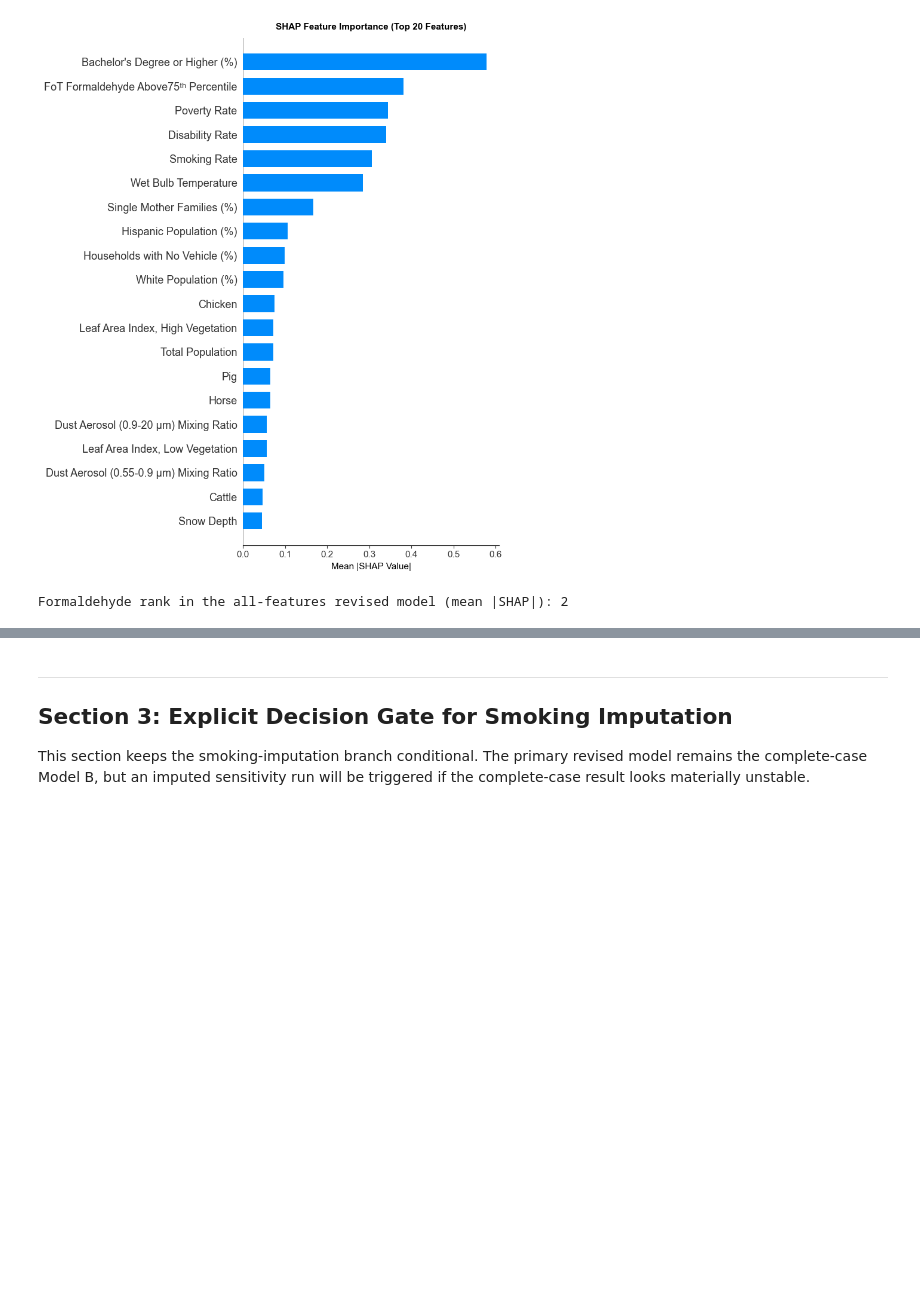
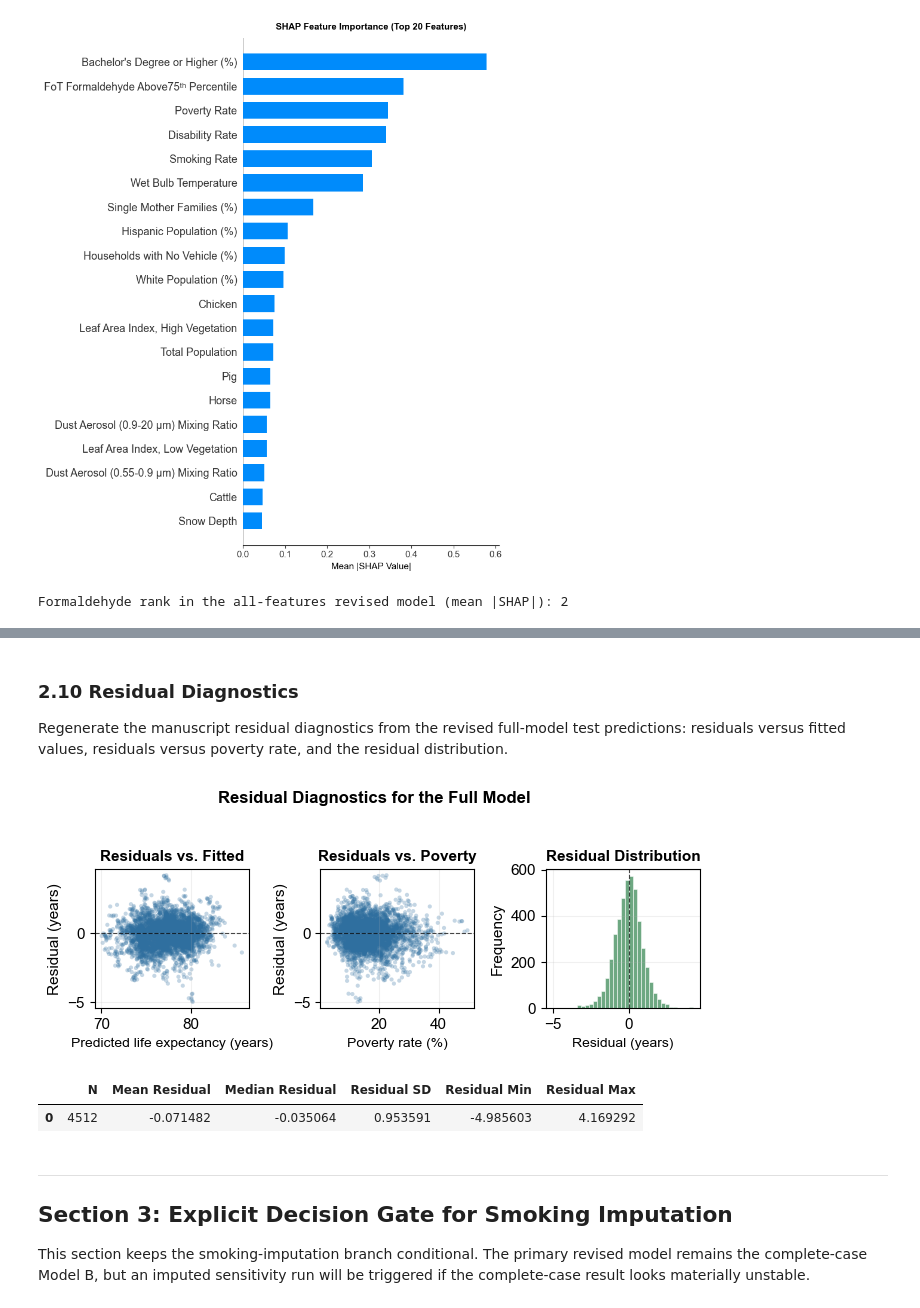
Before and after one commit to samyakshrestha/predicting-life-expectancy, a Jupyter notebook: notebooks_clean/12_revision_analyses.ipynb, the cells around one changed output, grey strips where cells are left out. Drawn from its saved outputs; the diff is of its cells as text; code cells hidden in the pictures; blank space fills up the shorter version.

```diff
--- a/notebooks_clean/12_revision_analyses.ipynb
+++ b/notebooks_clean/12_revision_analyses.ipynb
@@ -793,3 +862,77 @@ Formaldehyde rank in the all-features revised model (mean |SHAP|): 2
+# %% [markdown]
+### 2.10 Residual Diagnostics
+
+Regenerate the manuscript residual diagnostics from the revised full-model test predictions: residuals versus fitted values, residuals versus poverty rate, and the residual distribution.
+# %%
+residual_diagnostics_df = model_b_test_predictions.copy()
+residual_summary_df = pd.DataFrame([{
+    'N': len(residual_diagnostics_df),
+    'Mean Residual': residual_diagnostics_df['Residual'].mean(),
+    'Median Residual': residual_diagnostics_df['Residual'].median(),
+    'Residual SD': residual_diagnostics_df['Residual'].std(),
+    'Residual Min': residual_diagnostics_df['Residual'].min(),
+    'Residual Max': residual_diagnostics_df['Residual'].max(),
+}])
+residual_summary_df.to_csv(OUTPUT_DIR / 'model_b_residual_diagnostics_summary.csv', index=False)
+
+fig, axes = plt.subplots(1, 3, figsize=(DOUBLE_COL_WIDTH, 2.65))
+
+axes[0].scatter(
+    residual_diagnostics_df['Predicted Life Expectancy'],
+    residual_diagnostics_df['Residual'],
+    s=9,
+    alpha=0.28,
+    color='#2f6f9f',
+    edgecolors='none',
+    rasterized=True
+)
+axes[0].axhline(0, color='black', linestyle='--', linewidth=0.8, alpha=0.7)
+axes[0].set_xlabel('Predicted life expectancy (years)', fontsize=FONT_SIZE - 1)
+axes[0].set_ylabel('Residual (years)', fontsize=FONT_SIZE)
+axes[0].set_title('Residuals vs. Fitted', fontsize=FONT_SIZE, fontweight='bold')
+
+axes[1].scatter(
+    residual_diagnostics_df['Poverty Rate'],
+    residual_diagnostics_df['Residual'],
+    s=9,
+    alpha=0.28,
+    color='#2f6f9f',
+    edgecolors='none',
+    rasterized=True
+)
+axes[1].axhline(0, color='black', linestyle='--', linewidth=0.8, alpha=0.7)
+axes[1].set_xlabel('Poverty rate (%)', fontsize=FONT_SIZE - 1)
+axes[1].set_ylabel('Residual (years)', fontsize=FONT_SIZE)
+axes[1].set_title('Residuals vs. Poverty', fontsize=FONT_SIZE, fontweight='bold')
+
+axes[2].hist(
+    residual_diagnostics_df['Residual'],
+    bins=35,
+    color='#5e9f74',
+    edgecolor='white',
+    linewidth=0.4,
+    alpha=0.9
+)
+axes[2].axvline(0, color='black', linestyle='--', linewidth=0.8, alpha=0.7)
+axes[2].set_xlabel('Residual (years)', fontsize=FONT_SIZE - 1)
+axes[2].set_ylabel('Frequency', fontsize=FONT_SIZE)
+axes[2].set_title('Residual Distribution', fontsize=FONT_SIZE, fontweight='bold')
+
+for ax in axes:
+    ax.grid(alpha=0.18)
+
+fig.suptitle('Residual Diagnostics for the Full Model', fontsize=FONT_SIZE + 1, fontweight='bold', y=1.04)
+plt.tight_layout()
+plt.savefig(OUTPUT_DIR / 'model_b_residual_diagnostics.png', dpi=DPI, bbox_inches='tight')
+plt.show()
+
+record_artifact(OUTPUT_DIR / 'model_b_residual_diagnostics_summary.csv', 'Section 2', 'Full model residual diagnostics summary', False)
+record_artifact(OUTPUT_DIR / 'model_b_residual_diagnostics.png', 'Section 2', 'Full model residual diagnostics figure', True)
+display(residual_summary_df)
+# %% [output]
+[figure, added]
+|  | N | Mean Residual | Median Residual | Residual SD | Residual Min | Residual Max |
+| 0 | 4512 | -0.071482 | -0.035064 | 0.953591 | -4.985603 | 4.169292 |
 # %% [markdown]
 ---
 ## Section 3: Explicit Decision Gate for Smoking Imputation
```
Also changed, not shown: parts of 3 cells of this notebook, 2 other files.
